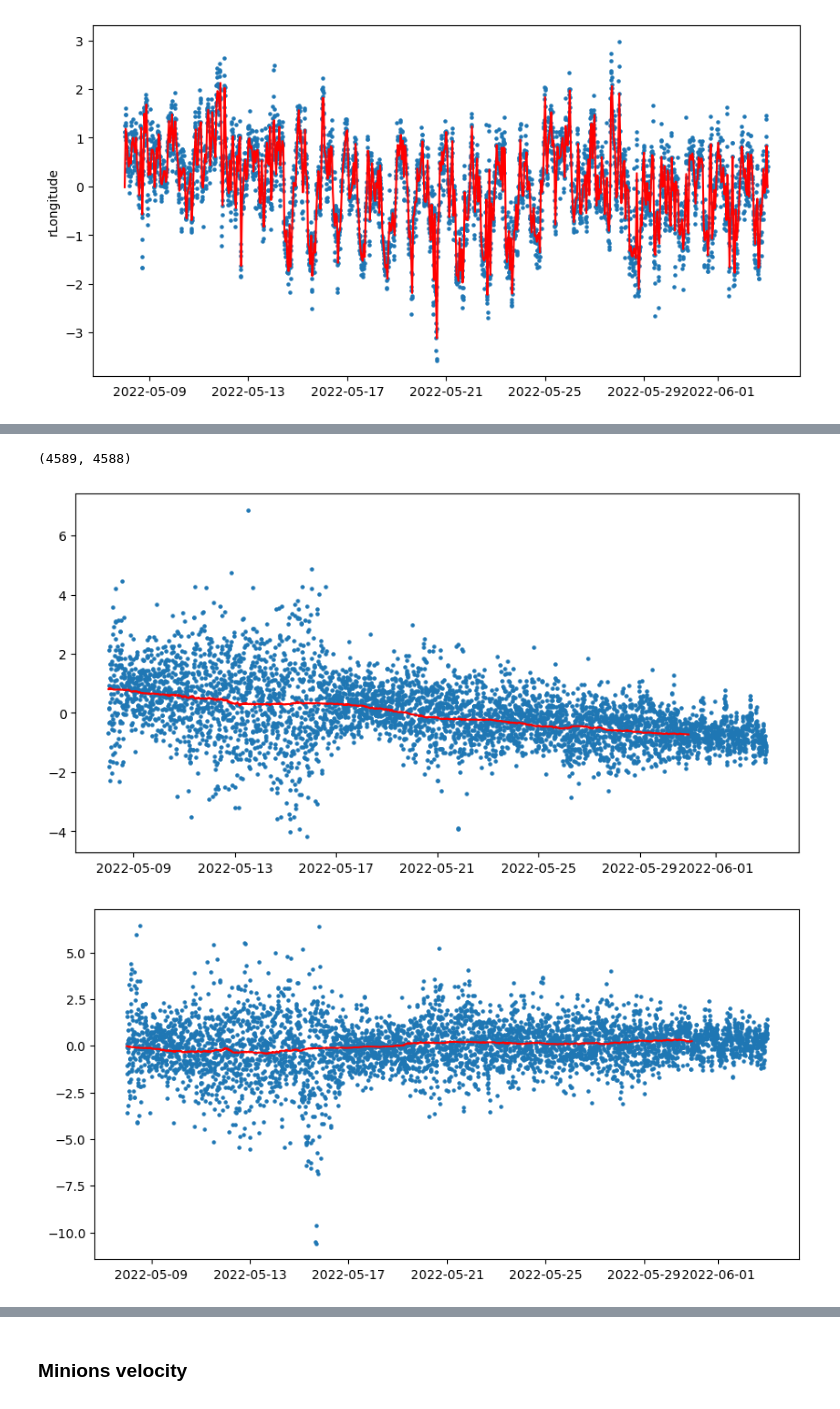
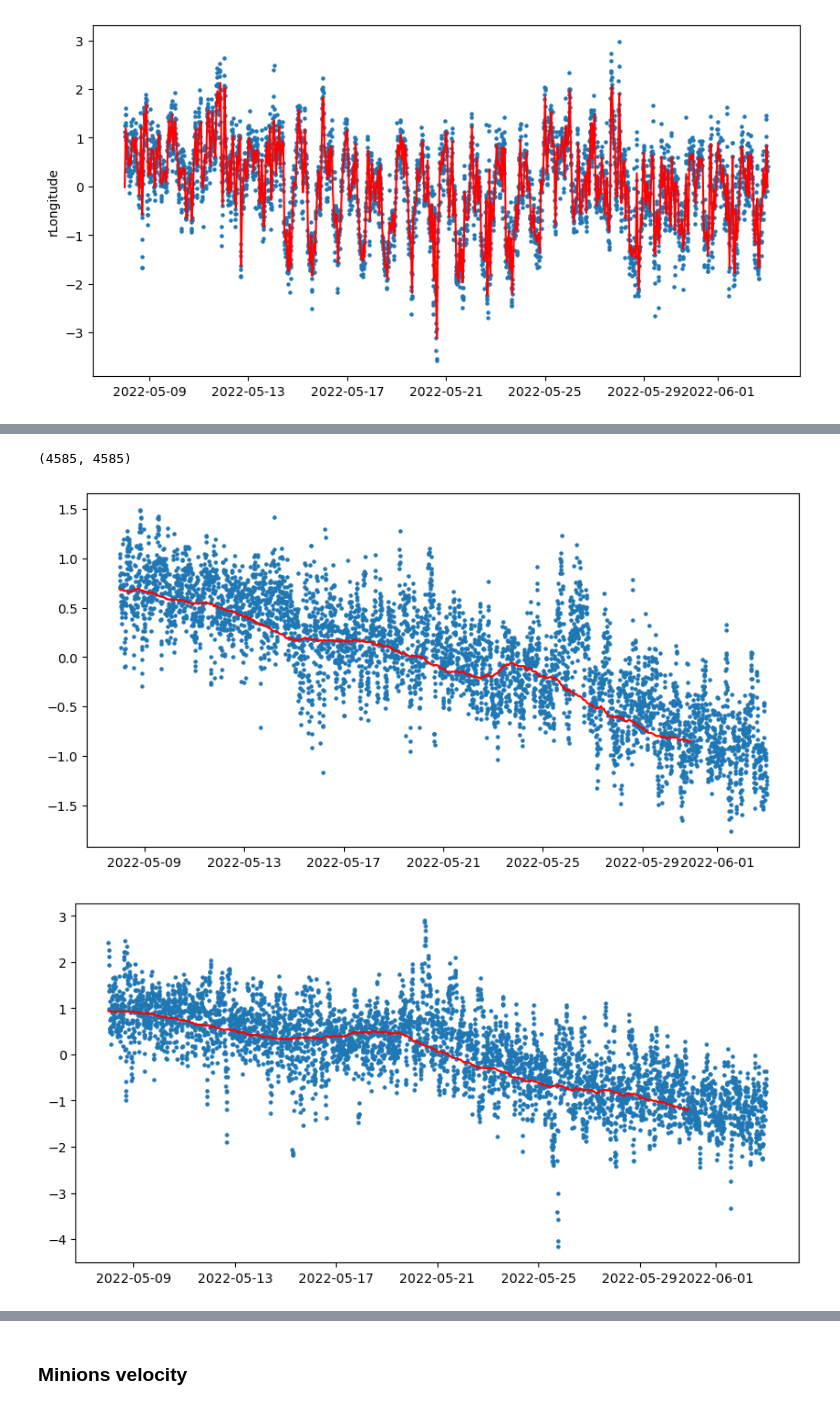
Before and after one commit to jgovoort/sismo-memo, a Jupyter notebook: gnss-temp.ipynb, the cells around one changed output, grey strips where cells are left out. Drawn from its saved outputs; the diff is of its cells as text; code cells hidden in the pictures.

Commit message:
Individual station dvv plot

```diff
--- a/gnss-temp.ipynb
+++ b/gnss-temp.ipynb
@@ -143,11 +143,14 @@ def gnss_export_pca(root,sensors) :
             readcsv = csv.reader(file, delimiter=' ')
             line = 0
             for row in readcsv :
+                if len(row) > 3 and row[0] == 'Serial' and row[1] == 'Number' :
+                    serial = int(row[-1])
                 if len(row) > 3 and row[3] == 'GPS' and row[4]=='Synchronization' :
                     actgnss = 1 #active la boucle actgnss
+                    tempL.append(serial)
                     tempL.append('GPS Synchronization')
                 if actgnss == 1 :
-                    if row[0] == 'Longitute' :
+                    if row[0] == 'Longitude' :
                         tempL.append(row[-1])
                     if row[0] == 'Latitude' :
                         tempL.append(row[-1])
@@ -158,11 +161,18 @@ def gnss_export_pca(root,sensors) :
                             tempL.append(row[-1])
                         if row[1] == 'ID' :
                             tempL.append(row[-1])
+                    if row[0] == 'GPS' and row[1] == 'Strength' :
+                        tempL.append(row[-1])
                     if row[0] == 'RTC' :
                         tempL.append(row[-1])
                         actgnss = 0
                         output.append(tempL)
                         tempL = []
-    return output
+    return output, serial
+# %%
+root = 'D:\\MEMOIRE\\DigiSoloLOG\\'
+stt = 20769
 # %%
-output = gnss_export_pca(root,['20773'])
+output, sn = gnss_export_pca(root,['20773','20774','20769','20781','20739','20754'])
+head = ['receiver_sn','status','satellite_number','satellite_strength','satellite_id','longitude','latitude','altitude','record_time']
+df = pd.DataFrame(output,columns = head)
@@ -339,7 +345,7 @@ plt.show()
 [figure]
 # %%
 root = 'D:\\MEMOIRE\\DigiSoloLOG\\'
-nodenbr = '20739'
+nodenbr = '20769'
 A = '2022-05-08'
 B = '2022-06-03'
 #A = datetime.datetime(2022,5,29)
@@ -395,23 +401,23 @@ else :
 # %%
 len(GNSSUTC74), len(dLAT)
 # %% [output]
-(4589, 4588)
+(4585, 4585)
 # %%
 tt = int(72*60/8) #number of points (xx hours * 60 minutes / 8 minutes) 8 minutes : frequency of the GPS
 end = len(GNSSUTC74)-0
 dLATLin = medGPS_linear(dLAT,GNSSUTC74,nbrpt=tt)
 dLONGLin = medGPS_linear(dLONG,GNSSUTC74,nbrpt=tt)
-end = len(GNSSUTC74)-1
+end = len(GNSSUTC74)-0
 plt.figure(figsize=(10,5))
 plt.plot(dLATLin[2], dLATLin[0], c='r')
-plt.scatter(GNSSUTC74[0:-1], dLAT, s=5)
+plt.scatter(GNSSUTC74[0:end], dLAT, s=5)
 plt.show()
 
 plt.figure(figsize=(10,5))
 plt.plot(dLONGLin[2], dLONGLin[0], c='r')
-plt.scatter(GNSSUTC74[0:-1], dLONG, s=5)
+plt.scatter(GNSSUTC74[0:end], dLONG, s=5)
 plt.show()
 # %% [output]
-[figure, old version]
+[figure, new version]
-[figure, old version]
+[figure, new version]
 # %%
```
Also changed, not shown: parts of 6 cells of this notebook, 1 other file.
